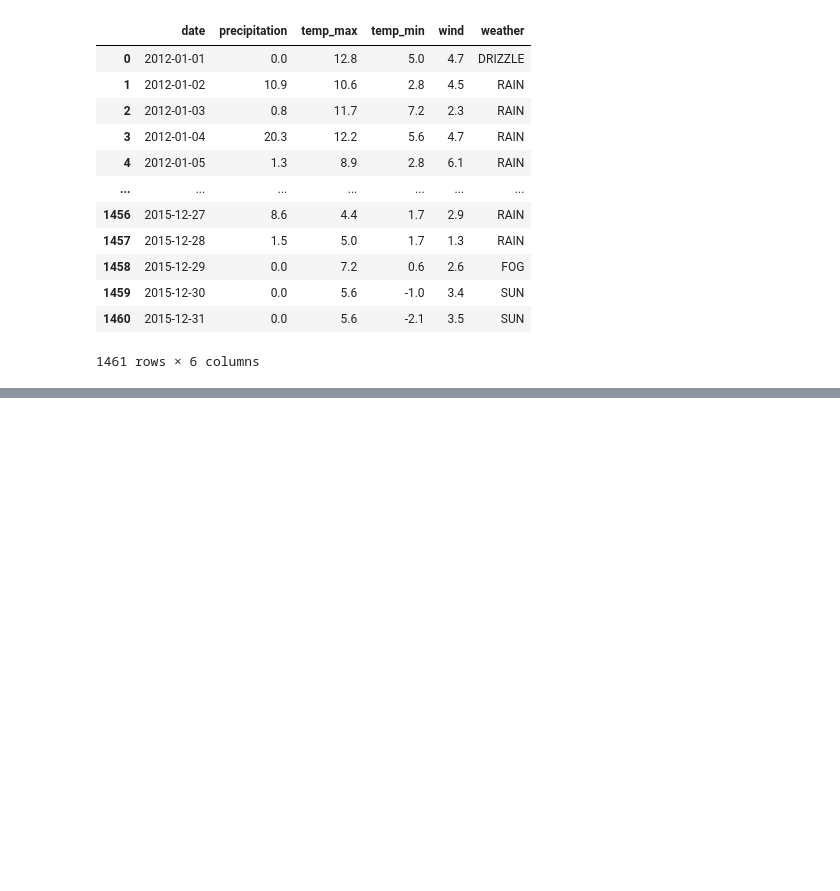
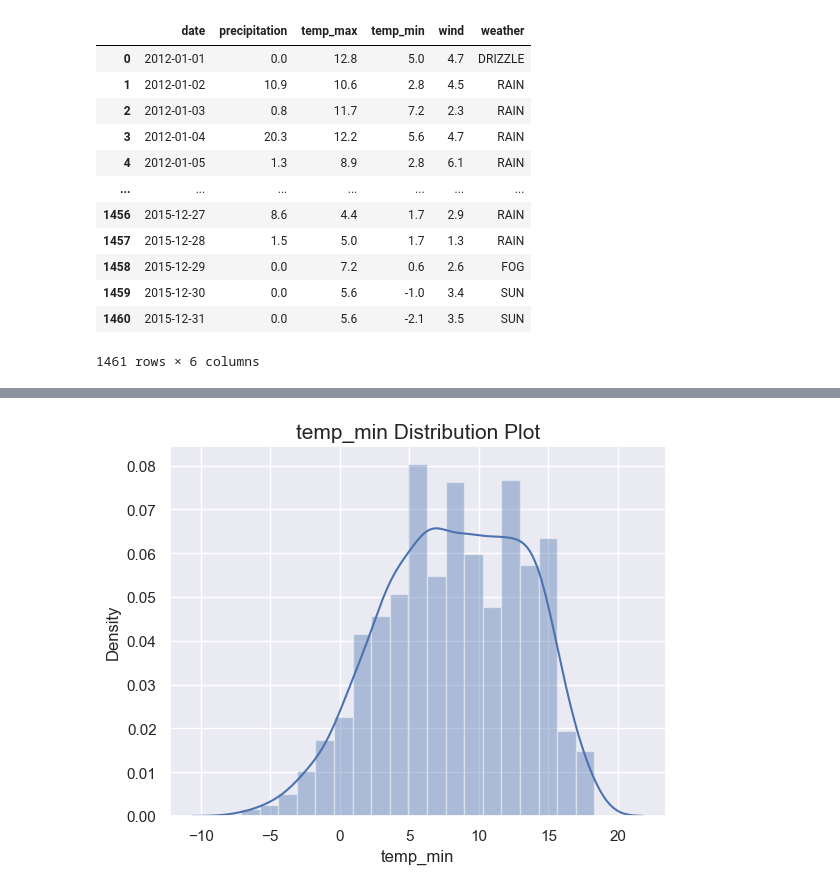
Before and after one commit to shubhangi24kashid/SkyCast, a Jupyter notebook: detection.ipynb, the cells around one changed output, grey strips where cells are left out. Cells and saved outputs as stored; diff of their text form; code cells hidden in the pictures; blank space fills up the shorter version.

```diff
--- a/detection.ipynb
+++ b/detection.ipynb
@@ -226,0 +242,6 @@ weath_cpy
+# %%
+sns.distplot(weath_cpy.temp_min)
+plt.title("temp_min Distribution Plot",fontsize=15)
+plt.show()
+# %% [output]
+[figure, added]
```
Also changed, not shown: parts of 5 cells of this notebook.
